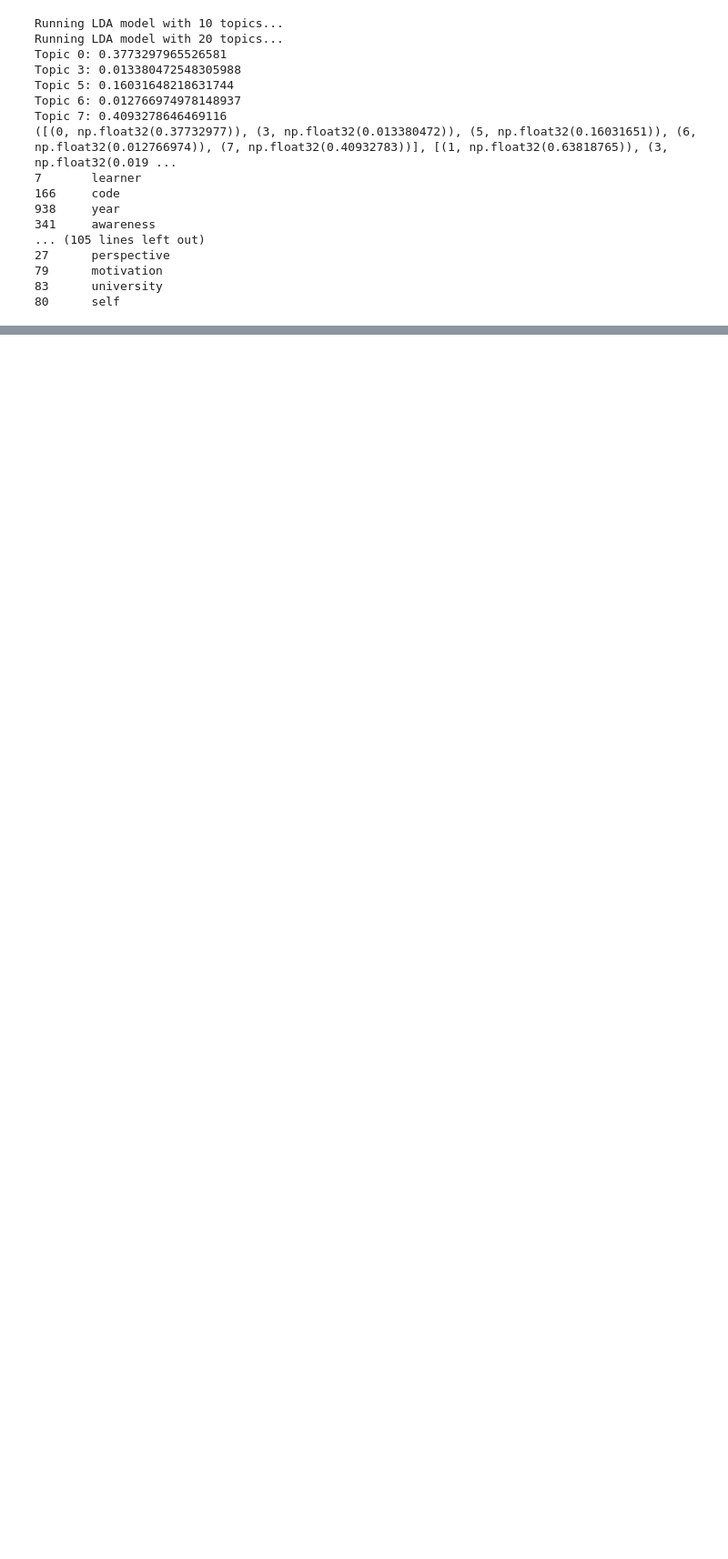
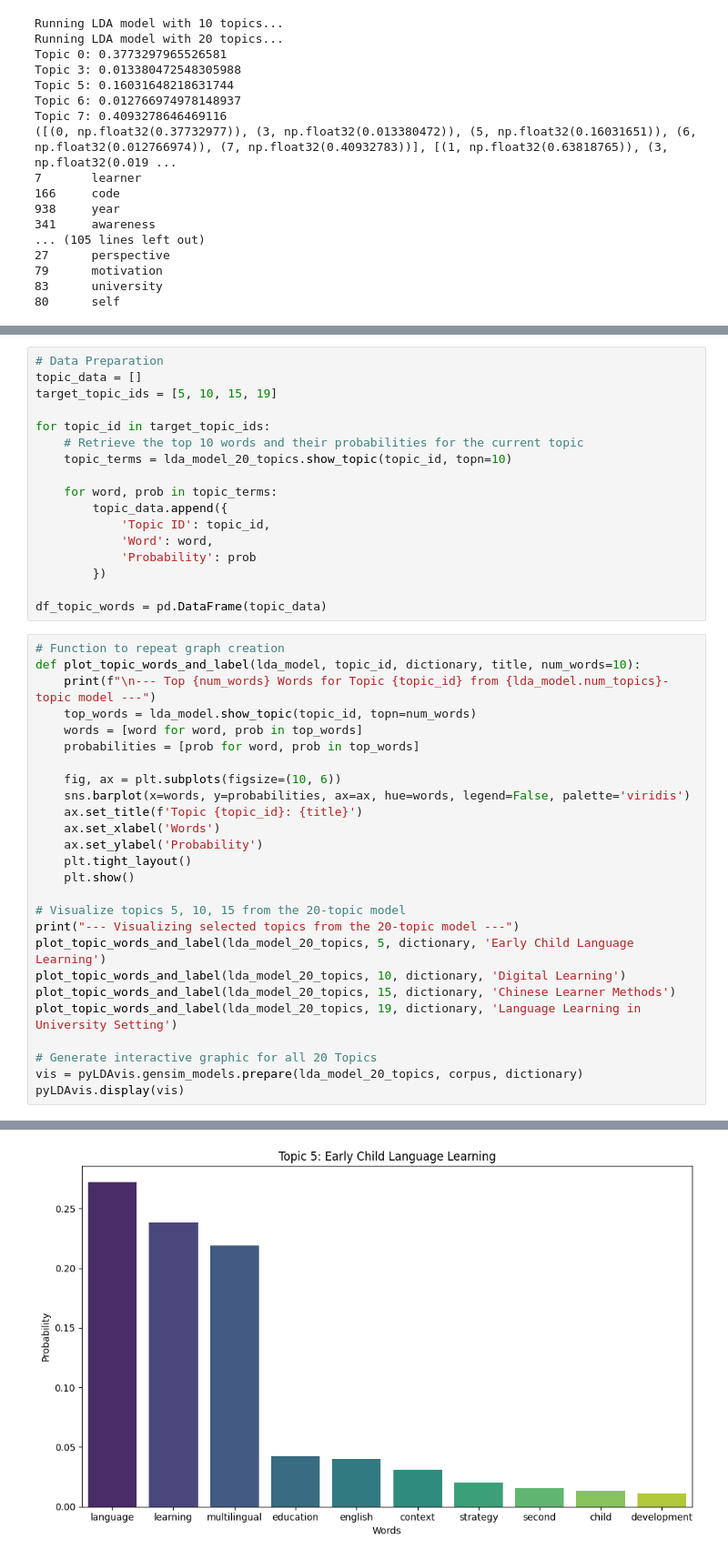
Before and after one commit to PozieSwagger/lis4693, a Jupyter notebook: Lab-5/Lab_5.ipynb, the cells around one changed output, grey strips where cells are left out. Shown at 91% size. Drawn from its saved outputs; the diff is of its cells as text; blank space fills up the shorter version.

```diff
--- a/Lab-5/Lab_5.ipynb
+++ b/Lab-5/Lab_5.ipynb
@@ -196,0 +207,44 @@ Topic 7: 0.4093278646469116
+# %%
+# Data Preparation
+topic_data = []
+target_topic_ids = [5, 10, 15, 19]
+
+for topic_id in target_topic_ids:
+    # Retrieve the top 10 words and their probabilities for the current topic
+    topic_terms = lda_model_20_topics.show_topic(topic_id, topn=10)
+
+    for word, prob in topic_terms:
+        topic_data.append({
+            'Topic ID': topic_id,
+            'Word': word,
+            'Probability': prob
+        })
+
+df_topic_words = pd.DataFrame(topic_data)
+# %%
+# Function to repeat graph creation
+def plot_topic_words_and_label(lda_model, topic_id, dictionary, title, num_words=10):
+    print(f"\n--- Top {num_words} Words for Topic {topic_id} from {lda_model.num_topics}-topic model ---")
+    top_words = lda_model.show_topic(topic_id, topn=num_words)
+    words = [word for word, prob in top_words]
+    probabilities = [prob for word, prob in top_words]
+
+    fig, ax = plt.subplots(figsize=(10, 6))
+    sns.barplot(x=words, y=probabilities, ax=ax, hue=words, legend=False, palette='viridis')
+    ax.set_title(f'Topic {topic_id}: {title}')
+    ax.set_xlabel('Words')
+    ax.set_ylabel('Probability')
+    plt.tight_layout()
+    plt.show()
+
+# Visualize topics 5, 10, 15 from the 20-topic model
+print("--- Visualizing selected topics from the 20-topic model ---")
+plot_topic_words_and_label(lda_model_20_topics, 5, dictionary, 'Early Child Language Learning')
+plot_topic_words_and_label(lda_model_20_topics, 10, dictionary, 'Digital Learning')
+plot_topic_words_and_label(lda_model_20_topics, 15, dictionary, 'Chinese Learner Methods')
+plot_topic_words_and_label(lda_model_20_topics, 19, dictionary, 'Language Learning in University Setting')
+
+# Generate interactive graphic for all 20 Topics
+vis = pyLDAvis.gensim_models.prepare(lda_model_20_topics, corpus, dictionary)
+pyLDAvis.display(vis)
+# %% [output]
@@ -196,0 +254 @@ Topic 7: 0.4093278646469116
+[figure, added]
```
Also changed, not shown: parts of 8 cells of this notebook.
